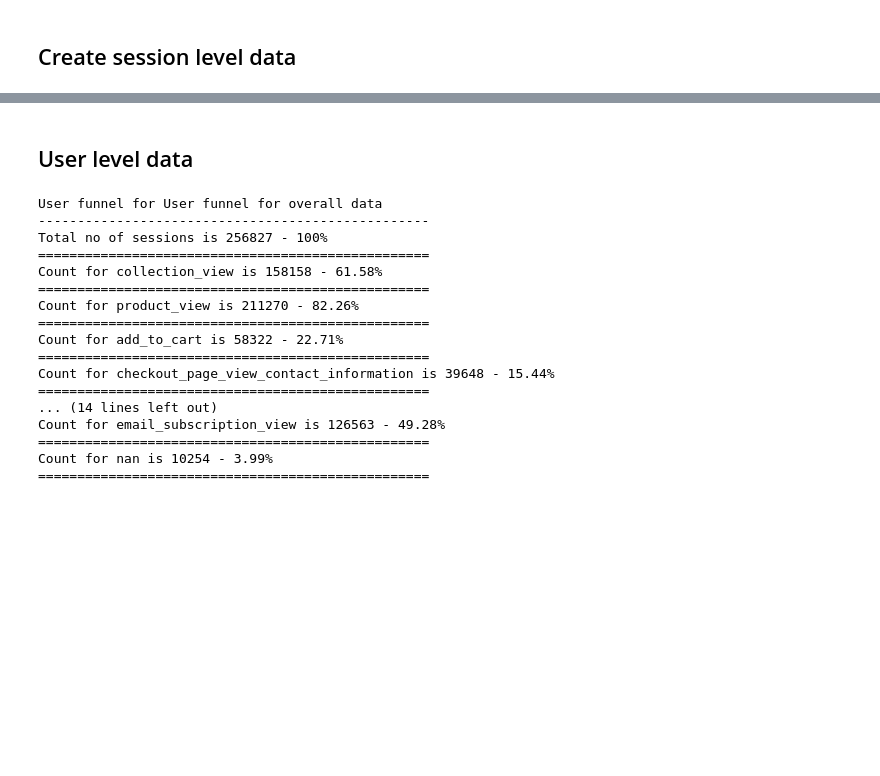
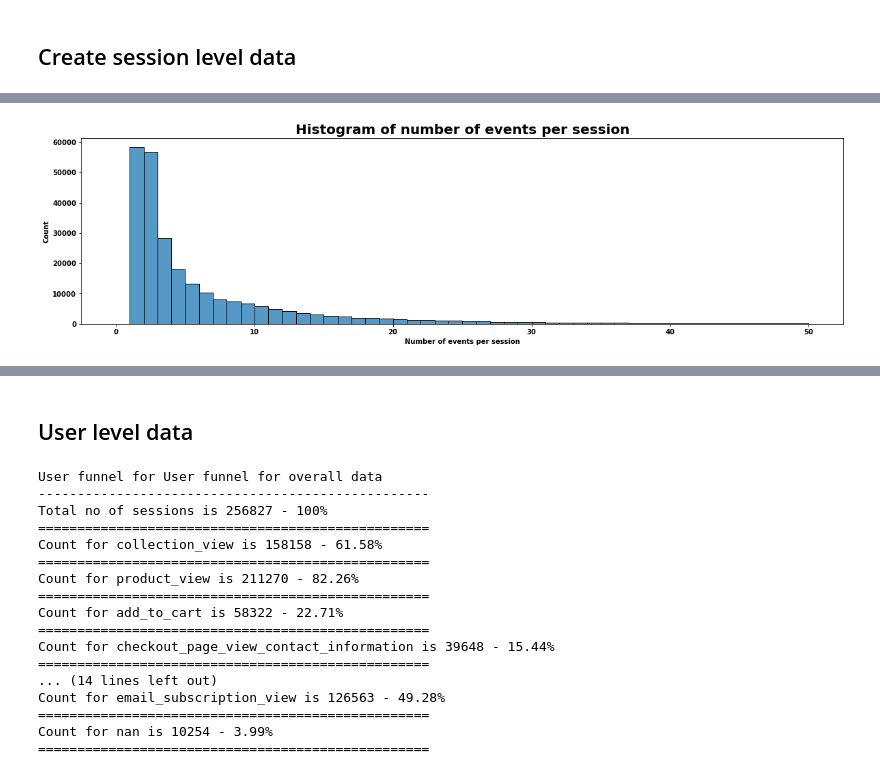
Before and after one commit to teja275/quince_assignment, a Jupyter notebook: notebooks/Metrics.ipynb, the cells around one changed output, grey strips where cells are left out. Cells and saved outputs as stored; diff of their text form; code cells hidden in the pictures; blank space fills up the shorter version.

```diff
--- a/notebooks/Metrics.ipynb
+++ b/notebooks/Metrics.ipynb
@@ -82,0 +97,8 @@ session_data = session_data.assign(visited_prod_coll = np.where(cond, 1, 0))
+# %%
+plt.figure(figsize=(20,5))
+ax = sns.histplot(data=session_data, x='no_of_events', bins=50, binrange=(0, 50))
+ax.set(xlabel="Number of events per session")
+plt.title("Histogram of number of events per session", size=20)
+plt.savefig(f"{PROJECT_PATH}/reports/figures/sess_data_explr_plot1.jpg")
+# %% [output]
+[figure, added]
```
Also changed, not shown: parts of 30 cells of this notebook.
